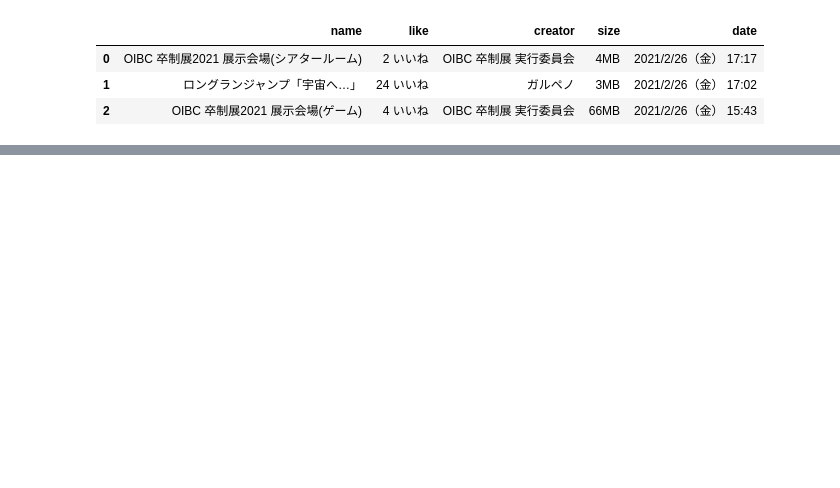
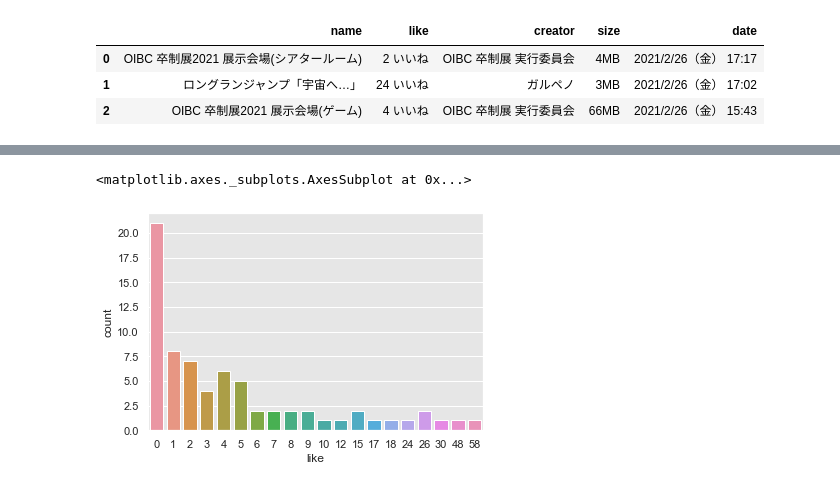
Before and after one commit to te260ku/cluster-scraping, a Jupyter notebook: cluster-scraping-analysis.ipynb, the cells around one changed output, grey strips where cells are left out. Cells and saved outputs as stored; diff of their text form; code cells hidden in the pictures; blank space fills up the shorter version.

```diff
--- a/cluster-scraping-analysis.ipynb
+++ b/cluster-scraping-analysis.ipynb
@@ -20,0 +46,5 @@ df[:3]
+# %%
+sns.countplot(x=df['like'])
+# %% [output]
+<matplotlib.axes._subplots.AxesSubplot at 0x...>
+[figure, added]
```
Also changed, not shown: parts of 4 cells of this notebook.
